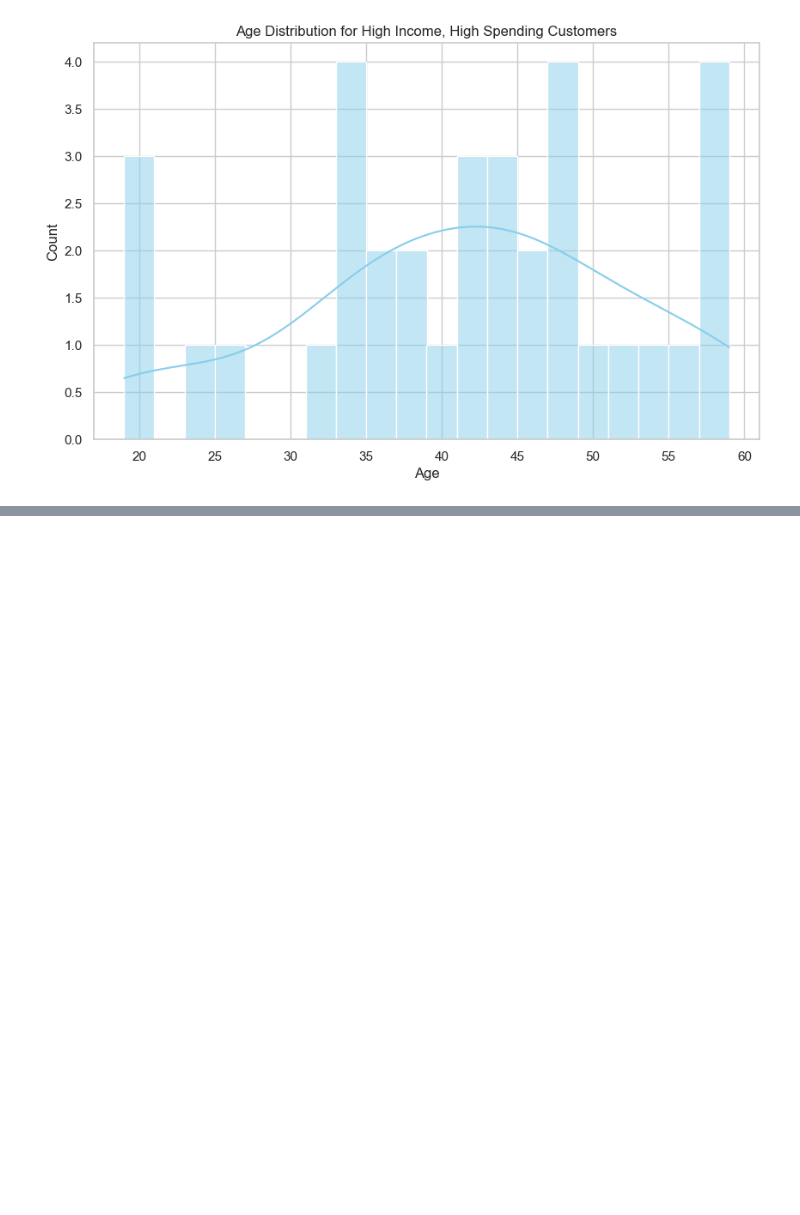
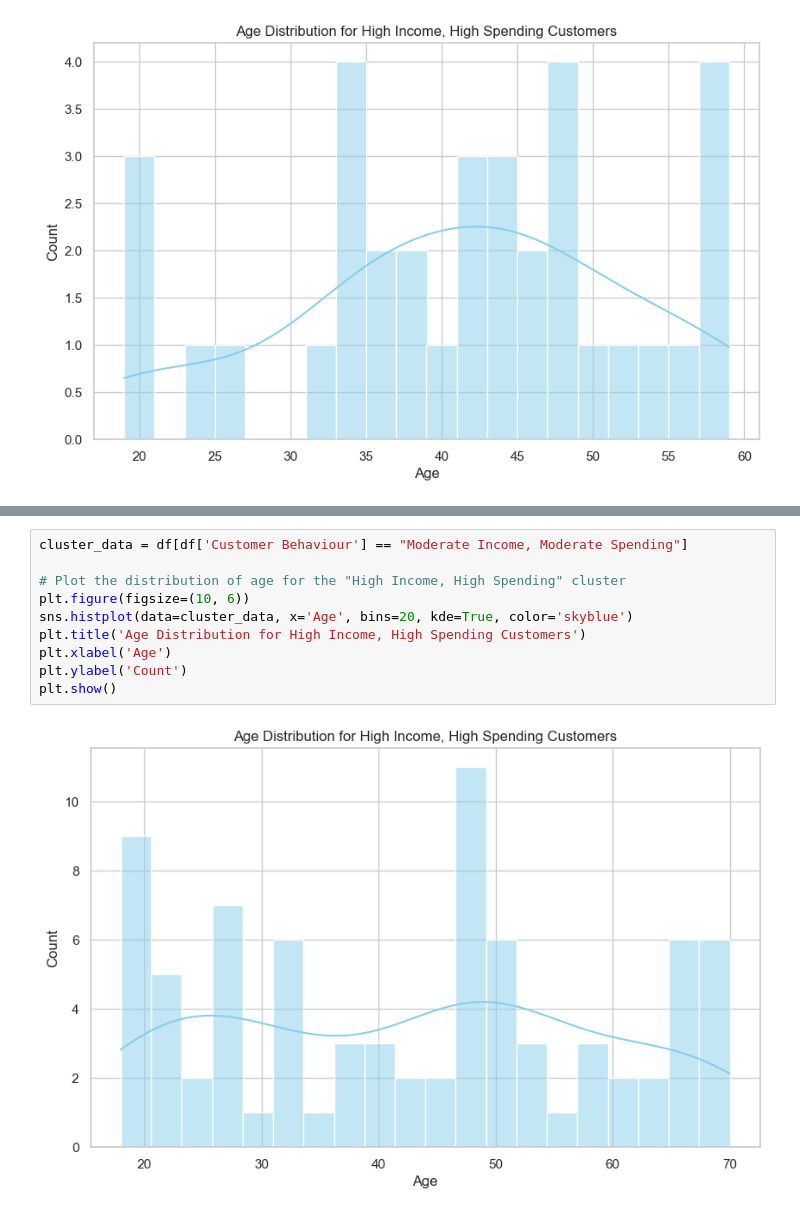
Before and after one commit to sokliengphat1/Mall-Customers-Segmentation-using-K-means-Clustering, a Jupyter notebook: customers_segmentation_k_means.ipynb, the cells around one changed output, grey strips where cells are left out. Drawn from its saved outputs; the diff is of its cells as text; blank space fills up the shorter version.

```diff
--- a/customers_segmentation_k_means.ipynb
+++ b/customers_segmentation_k_means.ipynb
@@ -352,0 +355,12 @@ plt.show()
+# %%
+cluster_data = df[df['Customer Behaviour'] == "Moderate Income, Moderate Spending"]
+
+# Plot the distribution of age for the "High Income, High Spending" cluster
+plt.figure(figsize=(10, 6))
+sns.histplot(data=cluster_data, x='Age', bins=20, kde=True, color='skyblue')
+plt.title('Age Distribution for High Income, High Spending Customers')
+plt.xlabel('Age')
+plt.ylabel('Count')
+plt.show()
+# %% [output]
+[figure, added]
```
Also changed, not shown: parts of 1 cell of this notebook.
